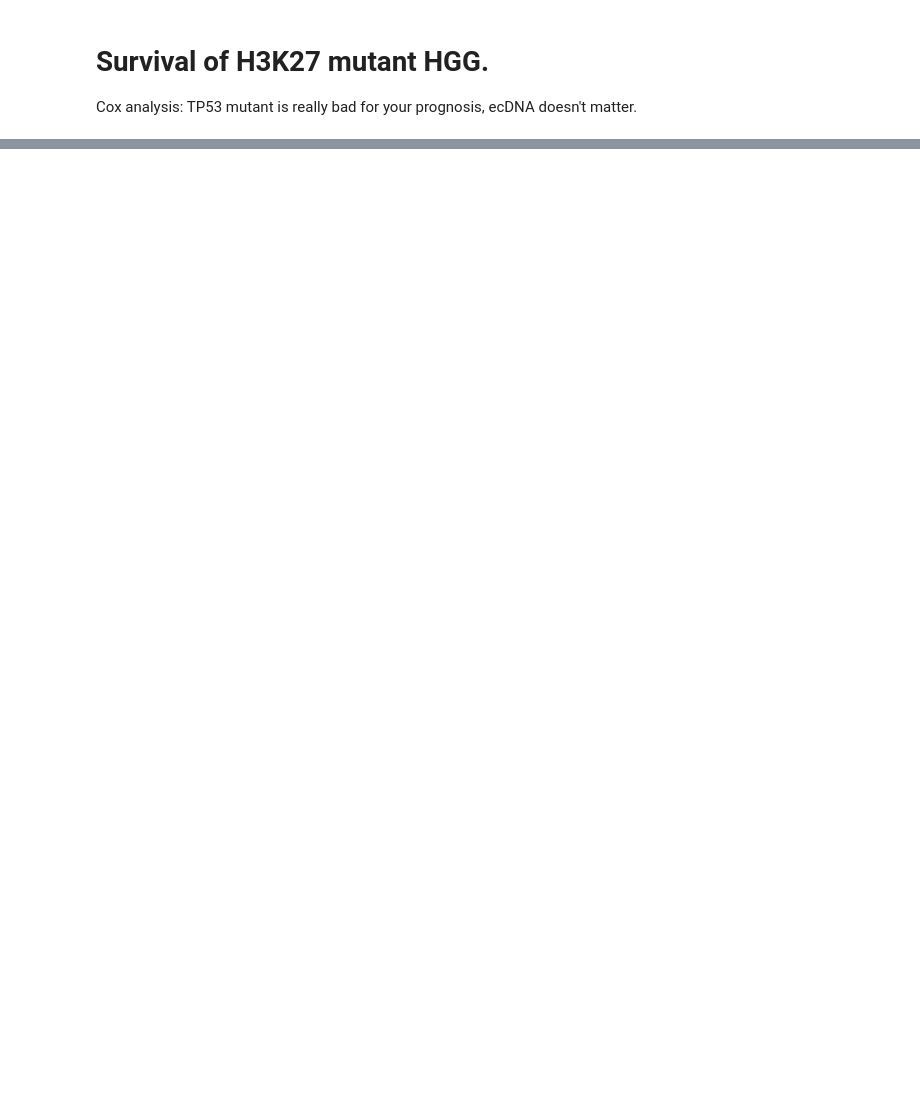
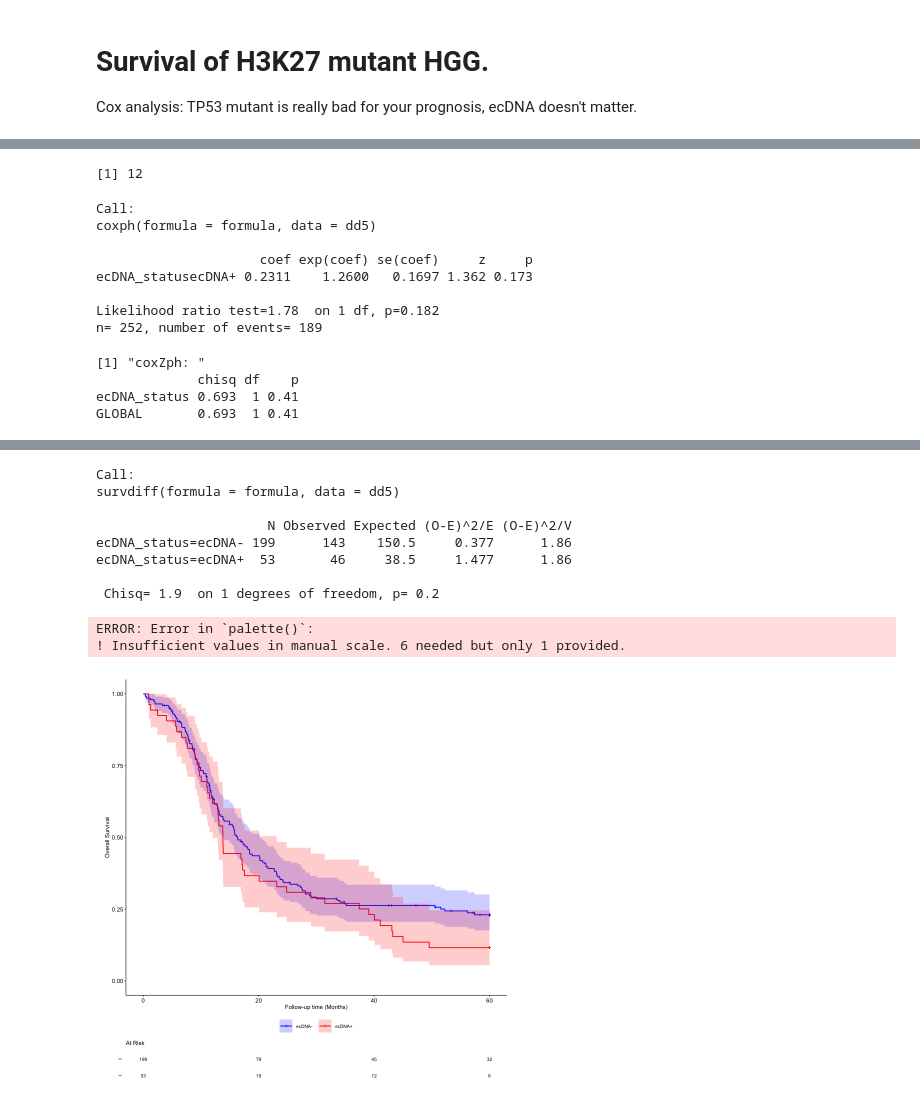
Before and after one commit to auberginekenobi/pedpancan_ecdna, a Jupyter notebook: 2024-07-17_survival/survival.ipynb, the cells around one changed output, grey strips where cells are left out. Drawn from its saved outputs; the diff is of its cells as text; code cells hidden in the pictures; blank space fills up the shorter version.

```diff
--- a/2024-07-17_survival/survival.ipynb
+++ b/2024-07-17_survival/survival.ipynb
@@ -253,0 +569,41 @@ logrank
+# %%
+dd5 <- load_survival_data("../data/Supplementary Tables.xlsx") %>%
+  filter(str_detect(cancer_subclass, "HGG") | str_detect(cancer_subclass, "DMG"))
+
+length(dd5)
+
+formula <- Surv(OS_months_5y, OS_status_5y) ~ ecDNA_status
+m2 <- coxph(formula = formula, data = dd5)
+m2
+# Check proportionality assumption
+coxZph <-cox.zph(m2)
+print("coxZph: ")
+print(coxZph)
+
+formula <- Surv(OS_months_5y, OS_status_5y) ~ ecDNA_status
+km <- survfit2(formula=formula, data=dd5)
+km_plot(km)
+#km_plot(km, "km_surv_all_5year")
+logrank <- survdiff(formula,dd5)
+logrank
+
+formula <- Surv(OS_months_5y, OS_status_5y) ~ cancer_subclass
+km <- survfit2(formula=formula, data=dd5)
+km_plot(km)
+#km_plot(km, "km_surv_all_5year")
+logrank <- survdiff(formula,dd5)
+logrank
+# %% [output]
+[1] 12
+Call:
+coxph(formula = formula, data = dd5)
+
+                     coef exp(coef) se(coef)     z     p
+ecDNA_statusecDNA+ 0.2311    1.2600   0.1697 1.362 0.173
+
+Likelihood ratio test=1.78  on 1 df, p=0.182
+n= 252, number of events= 189
+[1] "coxZph: "
+             chisq df    p
+ecDNA_status 0.693  1 0.41
+GLOBAL       0.693  1 0.41
@@ -253,0 +622,11 @@ logrank
+Call:
+survdiff(formula = formula, data = dd5)
+
+                      N Observed Expected (O-E)^2/E (O-E)^2/V
+ecDNA_status=ecDNA- 199      143    150.5     0.377      1.86
+ecDNA_status=ecDNA+  53       46     38.5     1.477      1.86
+
+ Chisq= 1.9  on 1 degrees of freedom, p= 0.2
+ERROR: Error in `palette()`:
+! Insufficient values in manual scale. 6 needed but only 1 provided.
+[figure, added]
```
Also changed, not shown: parts of 17 cells of this notebook.
